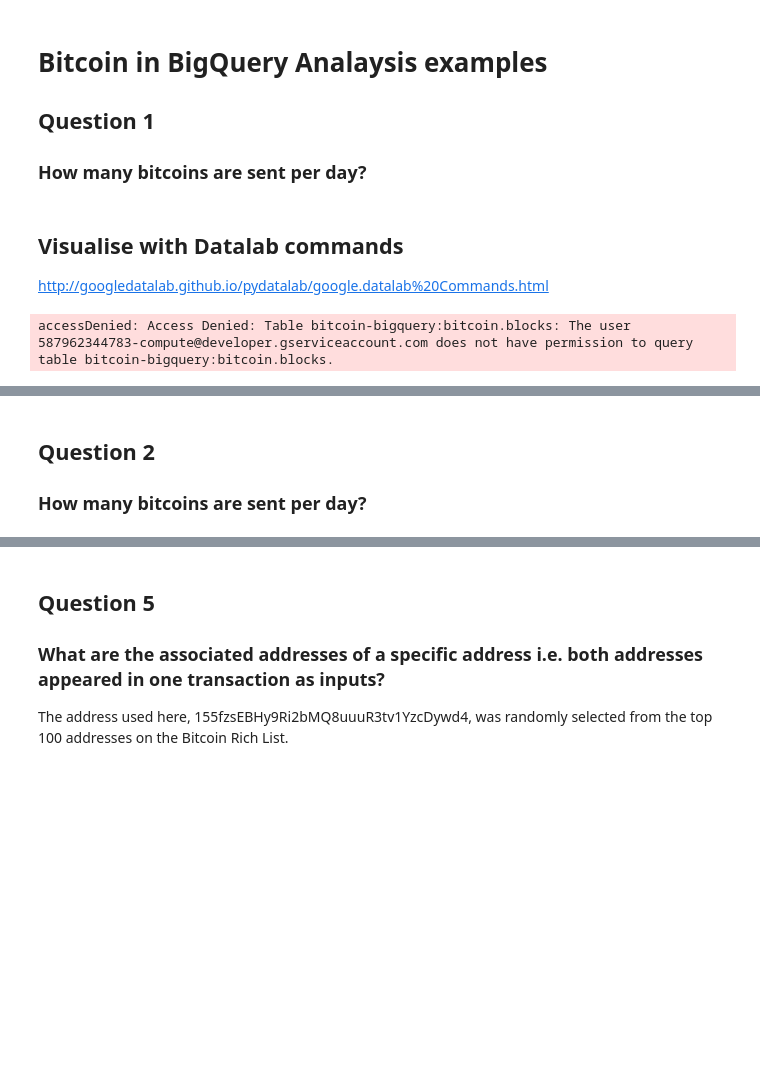
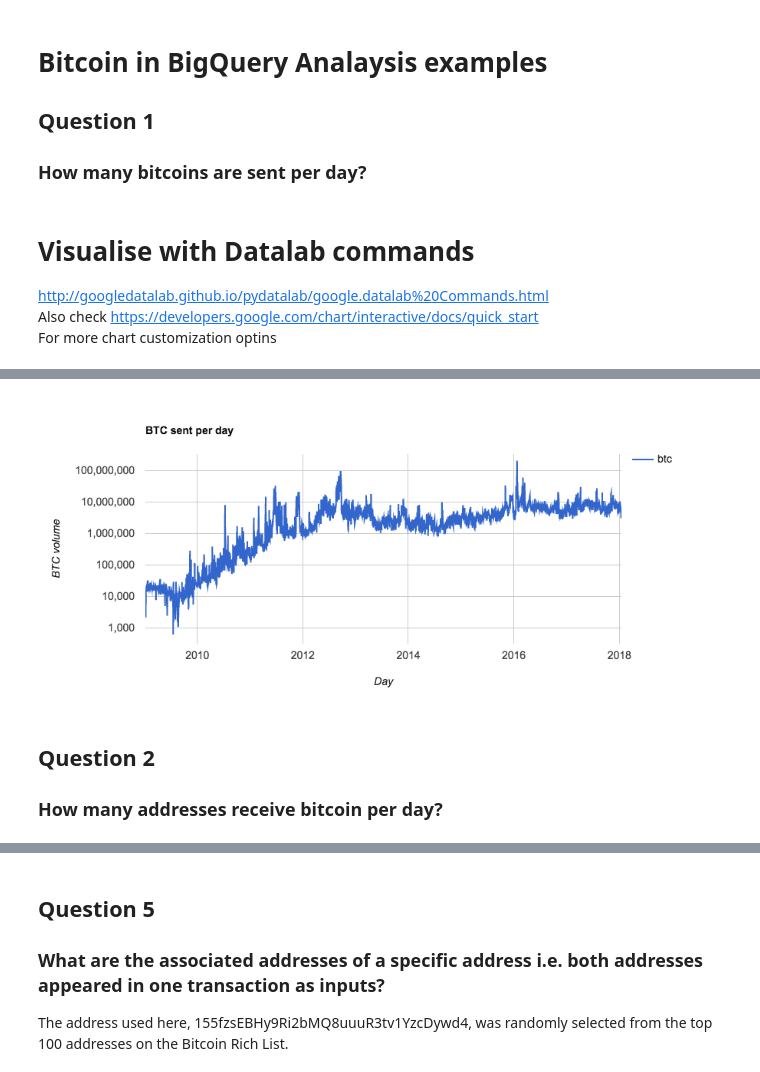
Before and after one commit to hnawar/btcbq-notebook, a Jupyter notebook: BTC-BigQuery.ipynb, the cells around one changed output, grey strips where cells are left out. Saved outputs shown, nothing was run; the diff lists cells and outputs as text; code cells hidden in the pictures; blank space fills up the shorter version.

Commit message:
5 questions using bq and chart magic
The key 5 questions are now implemented and visualized using Google charts

```diff
--- a/BTC-BigQuery.ipynb
+++ b/BTC-BigQuery.ipynb
@@ -16,8 +16,11 @@ FROM
 GROUP BY day
 ORDER BY day
 # %% [markdown]
-## Visualise with Datalab commands
+# Visualise with Datalab commands
 http://googledatalab.github.io/pydatalab/google.datalab%20Commands.html
+<br>Also check
+https://developers.google.com/chart/interactive/docs/quick_start <br>
+For more chart customization optins
 # %%
 %chart line --data data --fields day,btc
 title: BTC sent per day
@@ -27,5 +30,5 @@ hAxis:
   title: Day
 vAxis:
   title: BTC volume
+  scaleType: log
 # %% [output]
-accessDenied: Access Denied: Table bitcoin-bigquery:bitcoin.blocks: The user 587962344783-compute@developer.gserviceaccount.com does not have permission to query table bitcoin-bigquery:bitcoin.blocks.
@@ -32,3 +36,4 @@ accessDenied: Access Denied: Table bitcoin-bigquery:bitcoin.blocks: The user 587
+[figure, added]
 # %% [markdown]
 <h2>Question 2</h2>
-<h3>How many bitcoins are sent per day?</h3>
+<h3>How many addresses receive bitcoin per day?</h3>
```
Also changed, not shown: parts of 11 cells of this notebook.
